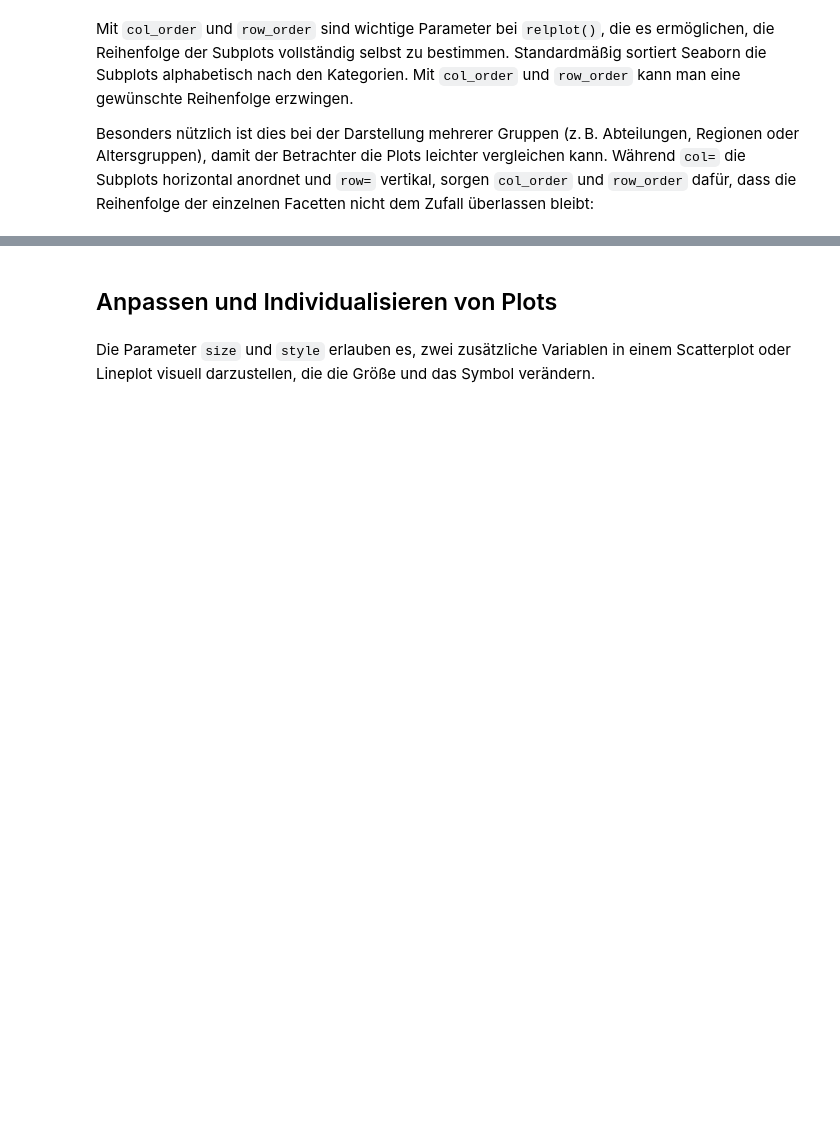
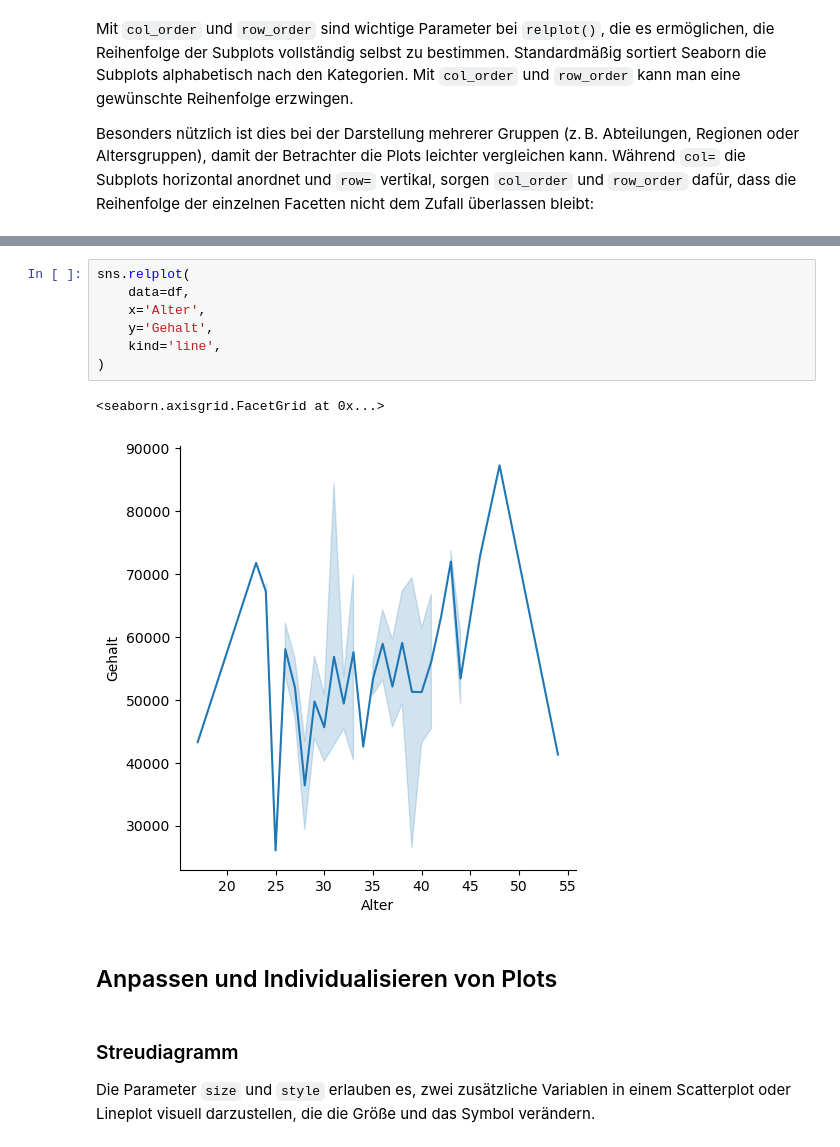
Before and after one commit to EikeSuemper/Meine-Lernreise-Aktuariat-QuantFinance, a Jupyter notebook: 01_Grundlagen/Python/Seaborn.ipynb, the cells around one changed output, grey strips where cells are left out. Cells and saved outputs as stored; diff of their text form; blank space fills up the shorter version.

```diff
--- a/01_Grundlagen/Python/Seaborn.ipynb
+++ b/01_Grundlagen/Python/Seaborn.ipynb
@@ -167,6 +172,18 @@ sns.relplot(data=df, x='Alter', y='Gehalt', col='Abteilung',
+# %%
+sns.relplot(
+    data=df,
+    x='Alter',
+    y='Gehalt',
+    kind='line',
+)
+# %% [output]
+<seaborn.axisgrid.FacetGrid at 0x...>
+[figure, added]
 # %% [markdown]
 ## Anpassen und Individualisieren von Plots
 # %% [markdown]
+### Streudiagramm
+
 Die Parameter `size` und `style` erlauben es, zwei zusätzliche Variablen in einem Scatterplot oder Lineplot visuell darzustellen, die die Größe und das Symbol verändern.
 # %%
 sns.relplot(
```
Also changed, not shown: parts of 11 cells of this notebook.
